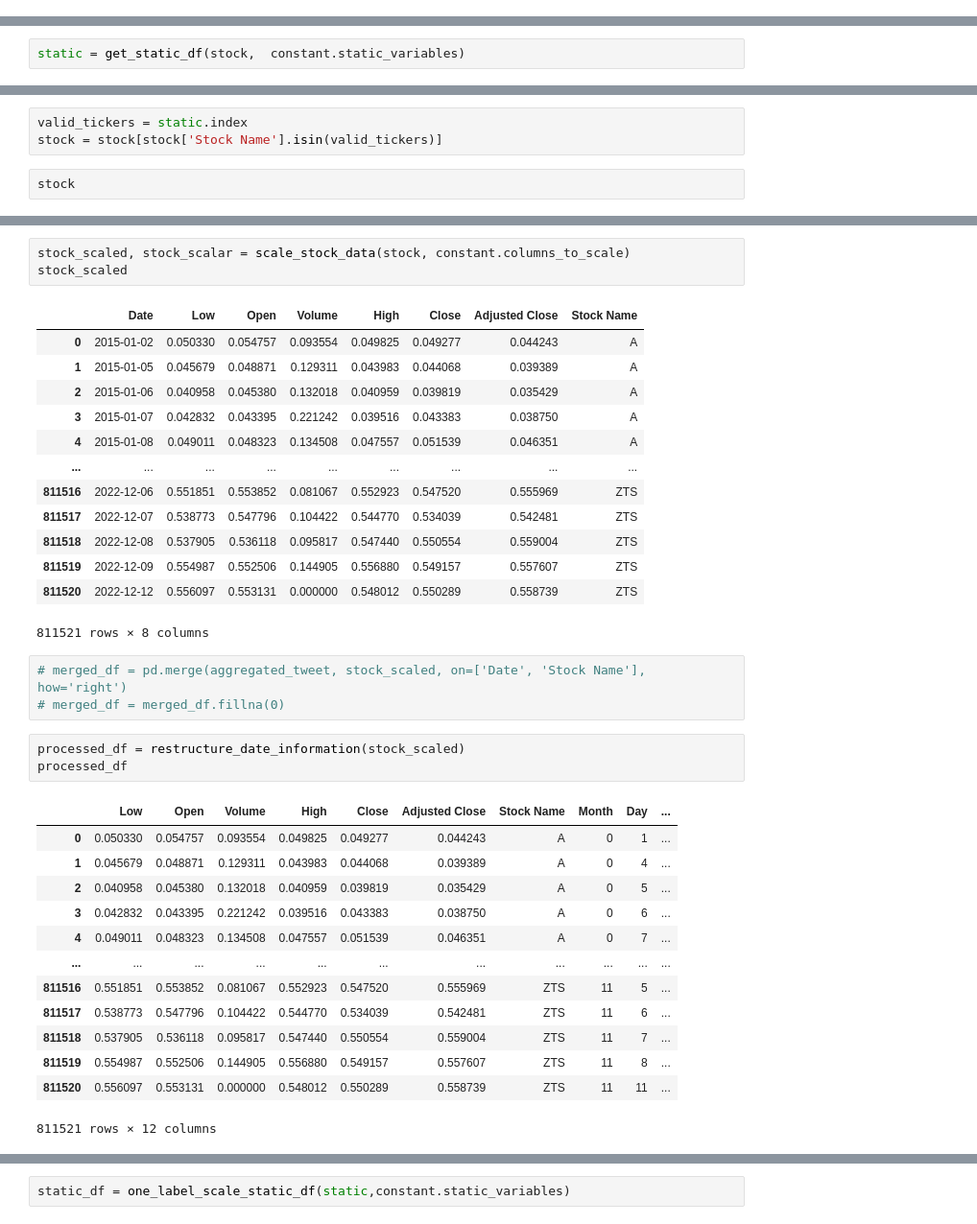
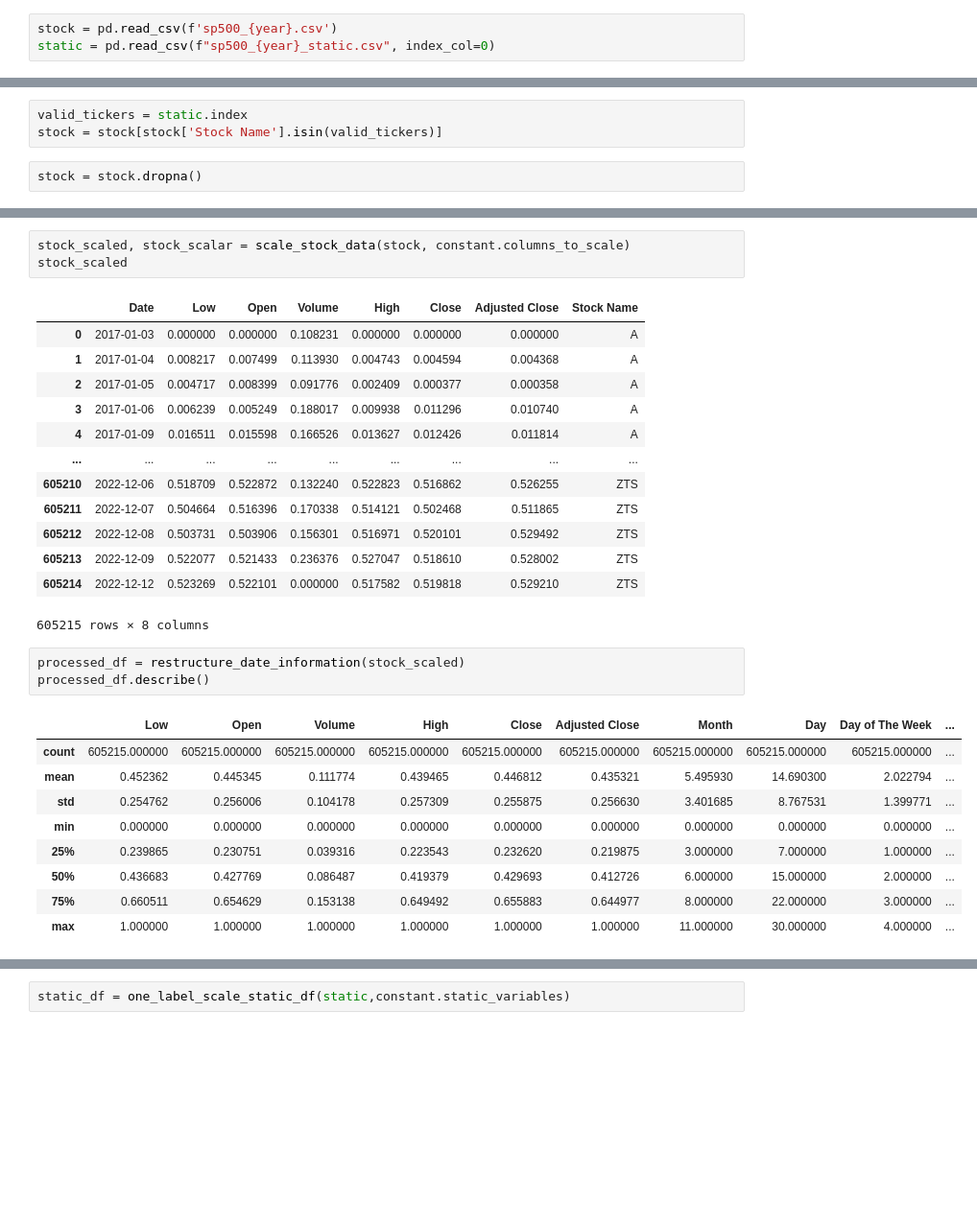
Before and after one commit to luanlam97/Gated_fusion, a Jupyter notebook: main.ipynb, the cells around one changed output, grey strips where cells are left out. Shown at 96% size. Saved outputs shown, nothing was run; the diff lists cells and outputs as text; blank space fills up the shorter version.

```diff
--- a/main.ipynb
+++ b/main.ipynb
@@ -47,3 +46,6 @@ stock = get_data_from_kaggle(market = 'sp500', start_date = '01-01-2015')
+# %%
+stock = pd.read_csv(f'sp500_{year}.csv')
+static = pd.read_csv(f"sp500_{year}_static.csv", index_col=0)
 # %%
 stock
 # %% [output]
@@ -63,2 +64,0 @@ stock
-# %%
-static = get_static_df(stock,  constant.static_variables)
@@ -82,4 +87,4 @@ array(['Consumer Electronics', 'Technology', 'United States', 1.24,
 valid_tickers = static.index
 stock = stock[stock['Stock Name'].isin(valid_tickers)]
 # %%
-stock
+stock = stock.dropna()
@@ -102,35 +93,28 @@ stock_scaled, stock_scalar = scale_stock_data(stock, constant.columns_to_scale)
 stock_scaled
 # %% [output]
 |  | Date | Low | Open | Volume | High | Close | Adjusted Close | Stock Name |
-| 0 | 2015-01-02 | 0.050330 | 0.054757 | 0.093554 | 0.049825 | 0.049277 | 0.044243 | A |
-| 1 | 2015-01-05 | 0.045679 | 0.048871 | 0.129311 | 0.043983 | 0.044068 | 0.039389 | A |
-| 2 | 2015-01-06 | 0.040958 | 0.045380 | 0.132018 | 0.040959 | 0.039819 | 0.035429 | A |
-| 3 | 2015-01-07 | 0.042832 | 0.043395 | 0.221242 | 0.039516 | 0.043383 | 0.038750 | A |
-| 4 | 2015-01-08 | 0.049011 | 0.048323 | 0.134508 | 0.047557 | 0.051539 | 0.046351 | A |
+| 0 | 2017-01-03 | 0.000000 | 0.000000 | 0.108231 | 0.000000 | 0.000000 | 0.000000 | A |
+| 1 | 2017-01-04 | 0.008217 | 0.007499 | 0.113930 | 0.004743 | 0.004594 | 0.004368 | A |
+| 2 | 2017-01-05 | 0.004717 | 0.008399 | 0.091776 | 0.002409 | 0.000377 | 0.000358 | A |
+| 3 | 2017-01-06 | 0.006239 | 0.005249 | 0.188017 | 0.009938 | 0.011296 | 0.010740 | A |
+| 4 | 2017-01-09 | 0.016511 | 0.015598 | 0.166526 | 0.013627 | 0.012426 | 0.011814 | A |
 | ... | ... | ... | ... | ... | ... | ... | ... | ... |
-| 811516 | 2022-12-06 | 0.551851 | 0.553852 | 0.081067 | 0.552923 | 0.547520 | 0.555969 | ZTS |
-| 811517 | 2022-12-07 | 0.538773 | 0.547796 | 0.104422 | 0.544770 | 0.534039 | 0.542481 | ZTS |
-| 811518 | 2022-12-08 | 0.537905 | 0.536118 | 0.095817 | 0.547440 | 0.550554 | 0.559004 | ZTS |
-| 811519 | 2022-12-09 | 0.554987 | 0.552506 | 0.144905 | 0.556880 | 0.549157 | 0.557607 | ZTS |
-| 811520 | 2022-12-12 | 0.556097 | 0.553131 | 0.000000 | 0.548012 | 0.550289 | 0.558739 | ZTS |
+| 605210 | 2022-12-06 | 0.518709 | 0.522872 | 0.132240 | 0.522823 | 0.516862 | 0.526255 | ZTS |
+| 605211 | 2022-12-07 | 0.504664 | 0.516396 | 0.170338 | 0.514121 | 0.502468 | 0.511865 | ZTS |
+| 605212 | 2022-12-08 | 0.503731 | 0.503906 | 0.156301 | 0.516971 | 0.520101 | 0.529492 | ZTS |
+| 605213 | 2022-12-09 | 0.522077 | 0.521433 | 0.236376 | 0.527047 | 0.518610 | 0.528002 | ZTS |
+| 605214 | 2022-12-12 | 0.523269 | 0.522101 | 0.000000 | 0.517582 | 0.519818 | 0.529210 | ZTS |
-811521 rows × 8 columns
+605215 rows × 8 columns
-# %%
-# merged_df = pd.merge(aggregated_tweet, stock_scaled, on=['Date', 'Stock Name'], how='right')
-# merged_df = merged_df.fillna(0)
 # %%
 processed_df = restructure_date_information(stock_scaled)
-processed_df
+processed_df.describe()
 # %% [output]
-|  | Low | Open | Volume | High | Close | Adjusted Close | Stock Name | Month | Day | ... |
-| 0 | 0.050330 | 0.054757 | 0.093554 | 0.049825 | 0.049277 | 0.044243 | A | 0 | 1 | ... |
-| 1 | 0.045679 | 0.048871 | 0.129311 | 0.043983 | 0.044068 | 0.039389 | A | 0 | 4 | ... |
-| 2 | 0.040958 | 0.045380 | 0.132018 | 0.040959 | 0.039819 | 0.035429 | A | 0 | 5 | ... |
-| 3 | 0.042832 | 0.043395 | 0.221242 | 0.039516 | 0.043383 | 0.038750 | A | 0 | 6 | ... |
-| 4 | 0.049011 | 0.048323 | 0.134508 | 0.047557 | 0.051539 | 0.046351 | A | 0 | 7 | ... |
-| ... | ... | ... | ... | ... | ... | ... | ... | ... | ... | ... |
-| 811516 | 0.551851 | 0.553852 | 0.081067 | 0.552923 | 0.547520 | 0.555969 | ZTS | 11 | 5 | ... |
-| 811517 | 0.538773 | 0.547796 | 0.104422 | 0.544770 | 0.534039 | 0.542481 | ZTS | 11 | 6 | ... |
-| 811518 | 0.537905 | 0.536118 | 0.095817 | 0.547440 | 0.550554 | 0.559004 | ZTS | 11 | 7 | ... |
-| 811519 | 0.554987 | 0.552506 | 0.144905 | 0.556880 | 0.549157 | 0.557607 | ZTS | 11 | 8 | ... |
-| 811520 | 0.556097 | 0.553131 | 0.000000 | 0.548012 | 0.550289 | 0.558739 | ZTS | 11 | 11 | ... |
+|  | Low | Open | Volume | High | Close | Adjusted Close | Month | Day | Day of The Week | ... |
+| count | 605215.000000 | 605215.000000 | 605215.000000 | 605215.000000 | 605215.000000 | 605215.000000 | 605215.000000 | 605215.000000 | 605215.000000 | ... |
+| mean | 0.452362 | 0.445345 | 0.111774 | 0.439465 | 0.446812 | 0.435321 | 5.495930 | 14.690300 | 2.022794 | ... |
+| std | 0.254762 | 0.256006 | 0.104178 | 0.257309 | 0.255875 | 0.256630 | 3.401685 | 8.767531 | 1.399771 | ... |
+| min | 0.000000 | 0.000000 | 0.000000 | 0.000000 | 0.000000 | 0.000000 | 0.000000 | 0.000000 | 0.000000 | ... |
+| 25% | 0.239865 | 0.230751 | 0.039316 | 0.223543 | 0.232620 | 0.219875 | 3.000000 | 7.000000 | 1.000000 | ... |
+| 50% | 0.436683 | 0.427769 | 0.086487 | 0.419379 | 0.429693 | 0.412726 | 6.000000 | 15.000000 | 2.000000 | ... |
+| 75% | 0.660511 | 0.654629 | 0.153138 | 0.649492 | 0.655883 | 0.644977 | 8.000000 | 22.000000 | 3.000000 | ... |
+| max | 1.000000 | 1.000000 | 1.000000 | 1.000000 | 1.000000 | 1.000000 | 11.000000 | 30.000000 | 4.000000 | ... |
-811521 rows × 12 columns
```
Also changed, not shown: parts of 43 cells of this notebook, 7 other files.
